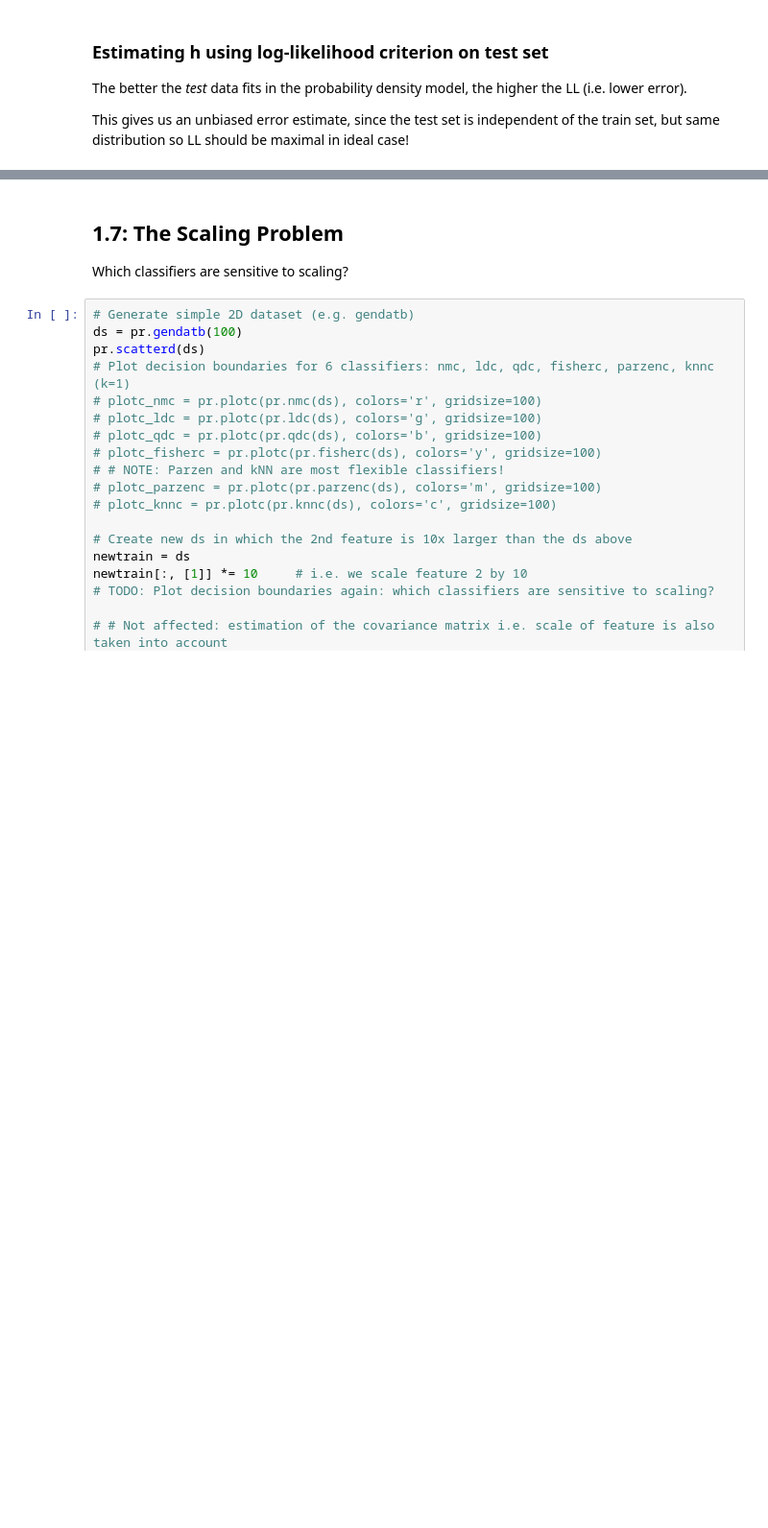
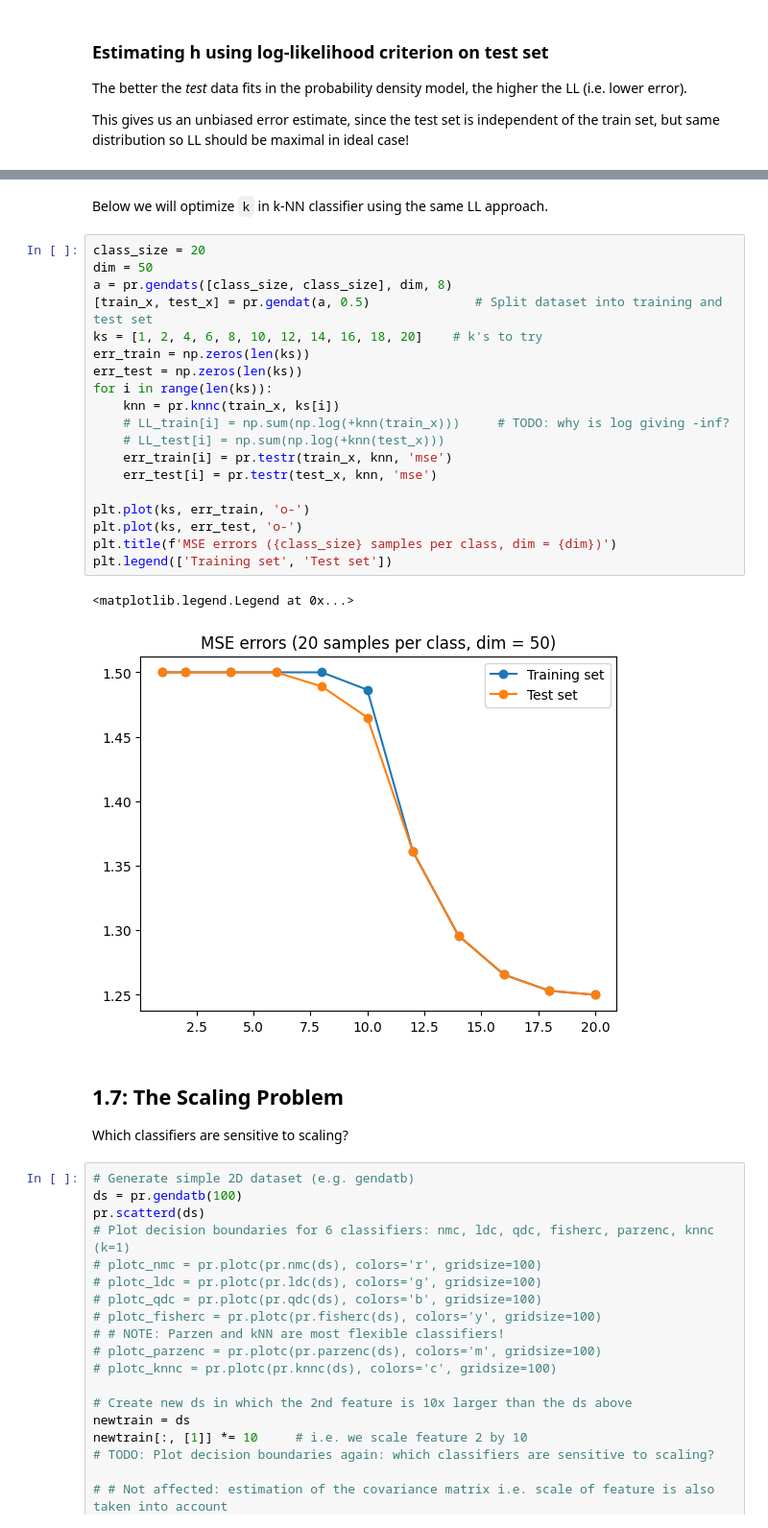
Before and after one commit to nadinekuo/MachineLearning1-Labs, a Jupyter notebook: 1-Basics-of-ML/decision-theory.ipynb, the cells around one changed output, grey strips where cells are left out. Shown at 96% size. Drawn from its saved outputs; the diff is of its cells as text; blank space fills up the shorter version.

```diff
--- a/1-Basics-of-ML/decision-theory.ipynb
+++ b/1-Basics-of-ML/decision-theory.ipynb
@@ -353,3 +356,27 @@ plt.plot(hs, LL_test, 'o-')         # Plot log-likelihoods as function of h (elb
+# %% [markdown]
+Below we will optimize `k` in k-NN classifier using the same LL approach.
+# %%
+class_size = 20
+dim = 50
+a = pr.gendats([class_size, class_size], dim, 8)
+[train_x, test_x] = pr.gendat(a, 0.5)              # Split dataset into training and test set
+ks = [1, 2, 4, 6, 8, 10, 12, 14, 16, 18, 20]    # k's to try
+err_train = np.zeros(len(ks))
+err_test = np.zeros(len(ks))
+for i in range(len(ks)):
+    knn = pr.knnc(train_x, ks[i])
+    # LL_train[i] = np.sum(np.log(+knn(train_x)))     # TODO: why is log giving -inf?
+    # LL_test[i] = np.sum(np.log(+knn(test_x)))
+    err_train[i] = pr.testr(train_x, knn, 'mse')
+    err_test[i] = pr.testr(test_x, knn, 'mse')
+
+plt.plot(ks, err_train, 'o-')
+plt.plot(ks, err_test, 'o-')
+plt.title(f'MSE errors ({class_size} samples per class, dim = {dim})')
+plt.legend(['Training set', 'Test set'])
+# %% [output]
+<matplotlib.legend.Legend at 0x...>
+[figure, added]
 # %% [markdown]
 ## 1.7: The Scaling Problem
 
```
Also changed, not shown: parts of 2 cells of this notebook, 13 other files.
